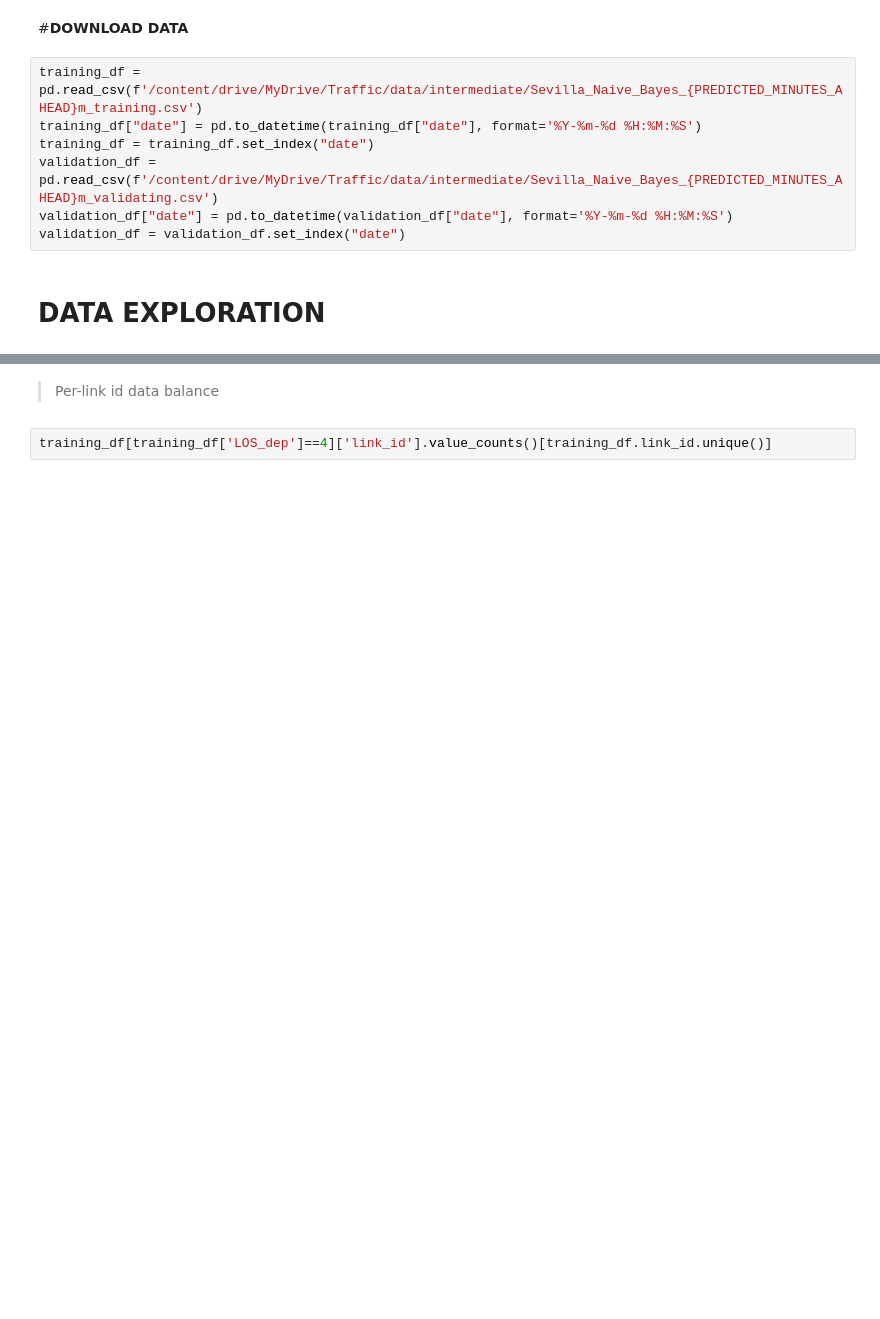
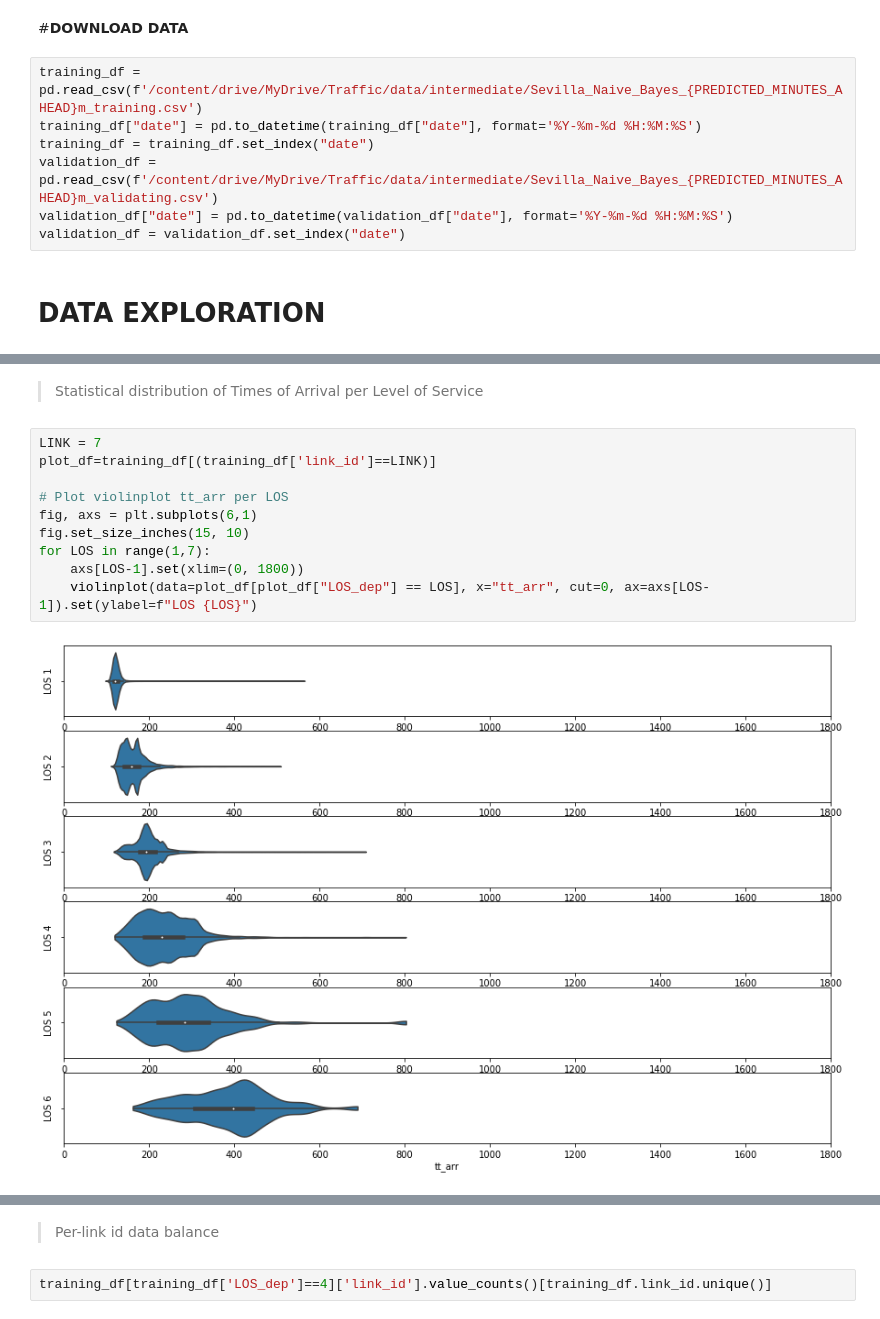
Before and after one commit to 4datascience/Traffic, a Jupyter notebook: Feature_engineering.ipynb, the cells around one changed output, grey strips where cells are left out. Saved outputs shown, nothing was run; the diff lists cells and outputs as text; blank space fills up the shorter version.

```diff
--- a/Feature_engineering.ipynb
+++ b/Feature_engineering.ipynb
@@ -100,0 +204,14 @@ validation_df = validation_df.set_index("date")
+# %% [markdown]
+> Statistical distribution of Times of Arrival per Level of Service
+# %%
+LINK = 7
+plot_df=training_df[(training_df['link_id']==LINK)]
+
+# Plot violinplot tt_arr per LOS
+fig, axs = plt.subplots(6,1)
+fig.set_size_inches(15, 10)
+for LOS in range(1,7):
+    axs[LOS-1].set(xlim=(0, 1800))
+    violinplot(data=plot_df[plot_df["LOS_dep"] == LOS], x="tt_arr", cut=0, ax=axs[LOS-1]).set(ylabel=f"LOS {LOS}")
+# %% [output]
+[figure, added]
```
Also changed, not shown: parts of 15 cells of this notebook.
